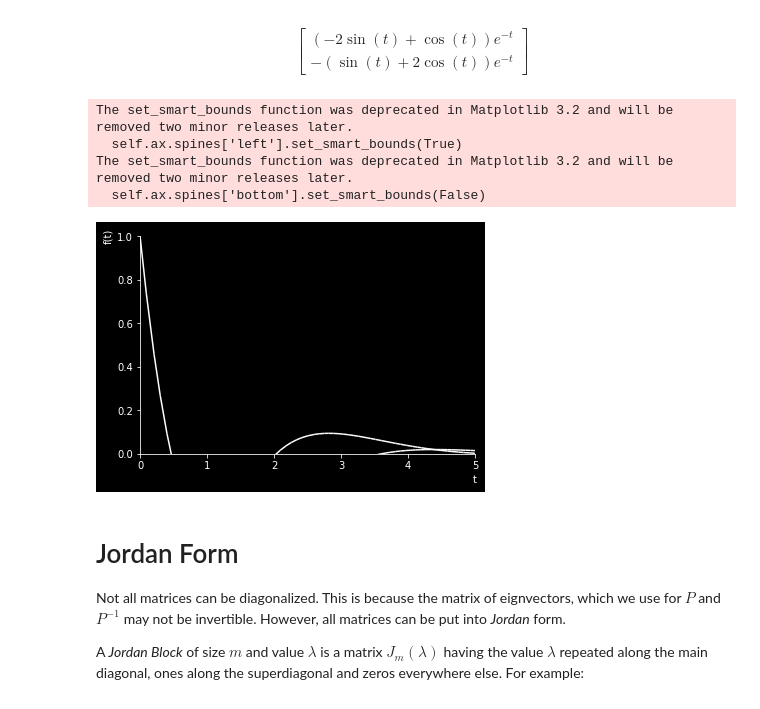
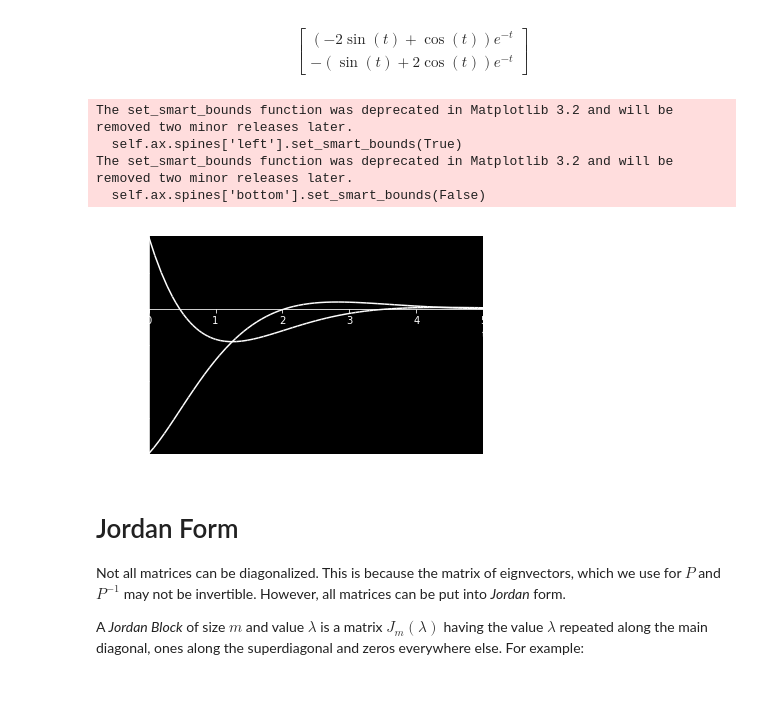
Before and after one commit to christakahashi/ECE447, a Jupyter notebook: lectures/matrix_exponentials.ipynb, the cells around one changed output. Drawn from its saved outputs; the diff is of its cells as text; code cells hidden in the pictures.

```diff
--- a/lectures/matrix_exponentials.ipynb
+++ b/lectures/matrix_exponentials.ipynb
@@ -238,13 +255,13 @@ x.simplify()
 # %% [output]
 $$\left[\begin{matrix}\left(- 2 \sin{\left (t \right )} + \cos{\left (t \right )}\right) e^{- t}\\- \left(\sin{\left (t \right )} + 2 \cos{\left (t \right )}\right) e^{- t}\end{matrix}\right]$$
 # %%
-plotting.plot(x[0],x[1],(t,0,5));
+plotting.plot(x[0],x[1],(t,0,5),ylim=[-2,1]);
 # %% [output]
 The set_smart_bounds function was deprecated in Matplotlib 3.2 and will be removed two minor releases later.
   self.ax.spines['left'].set_smart_bounds(True)
 The set_smart_bounds function was deprecated in Matplotlib 3.2 and will be removed two minor releases later.
   self.ax.spines['bottom'].set_smart_bounds(False)
-[figure, old version]
+[figure, new version]
 # %% [markdown]
 Jordan Form
 ===
```
Also changed, not shown: parts of 11 cells of this notebook.
